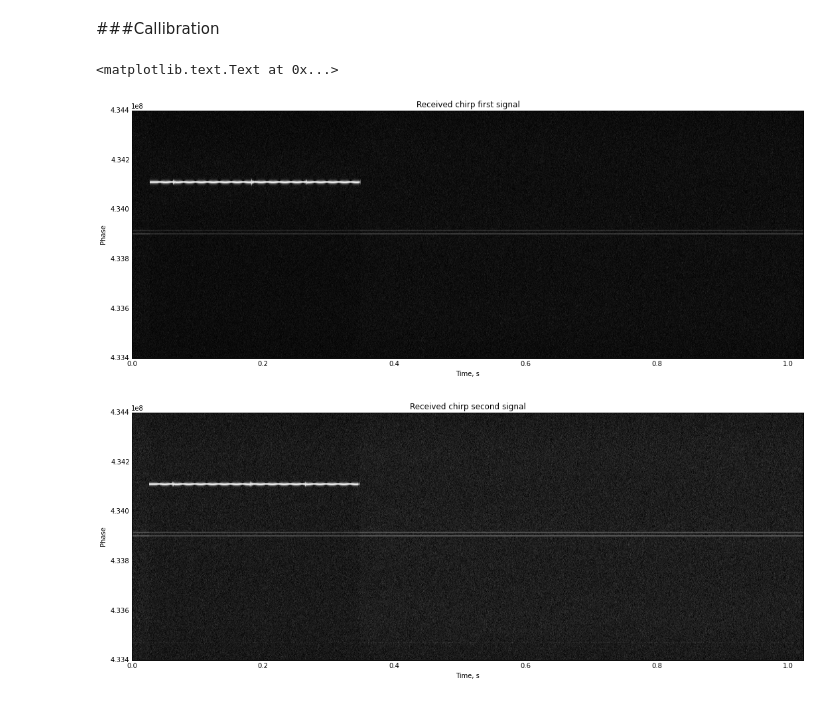
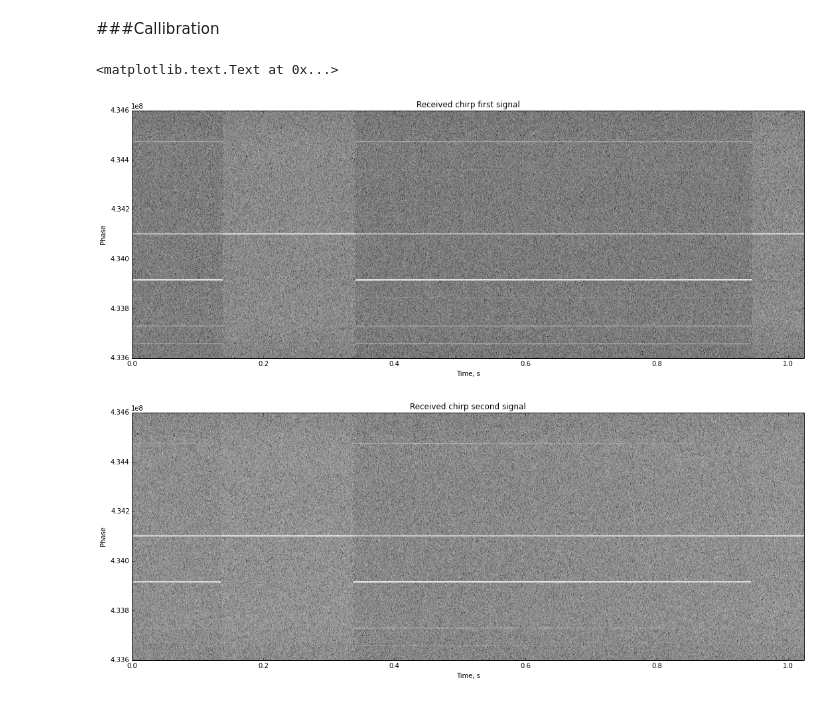
Before and after one commit to auroracramer/phasedarraylocalization, a Jupyter notebook: Final Test.ipynb, the cells around one changed output. Drawn from its saved outputs; the diff is of its cells as text; code cells hidden in the pictures.

```diff
--- a/Final Test.ipynb
+++ b/Final Test.ipynb
@@ -231,7 +255,7 @@ Printing Queue 1
 1
 Done
 # %%
-samples = np.load('LO_final_right_08.npy') #can overwrite: 05 07 #06 is Miki's tone #LO_test_10_tone_miki.npy
+samples = np.load('final_countdown_11.npy') #can overwrite: 05 07 #06 is Miki's tone #LO_test_10_tone_miki.npy
 #23_radio has a beautiful cross correlation
 #04 05 not actually long
 
@@ -245,13 +269,13 @@ print len(samples)
 # %%
 m = 512
 fs = 1e6 #1e6 #3.2e6 #240000
-fc = 433.9e6 #145.230e6 #145.530e6 #315e6 #144.25e6 #443.61e6
+fc = 434.1e6 #145.230e6 #145.530e6 #315e6 #144.25e6 #443.61e6
 
 myspectrogram_hann_ovlp(y0, m, fs, fc, dbf = 60)
 plt.title('Received chirp first signal')
 myspectrogram_hann_ovlp(y1, m, fs, fc, dbf = 60)
 plt.title('Received chirp second signal')
 # %% [output]
 <matplotlib.text.Text at 0x...>
-[figure, old version]
+[figure, new version]
-[figure, old version]
+[figure, new version]
```
Also changed, not shown: parts of 16 cells of this notebook.
